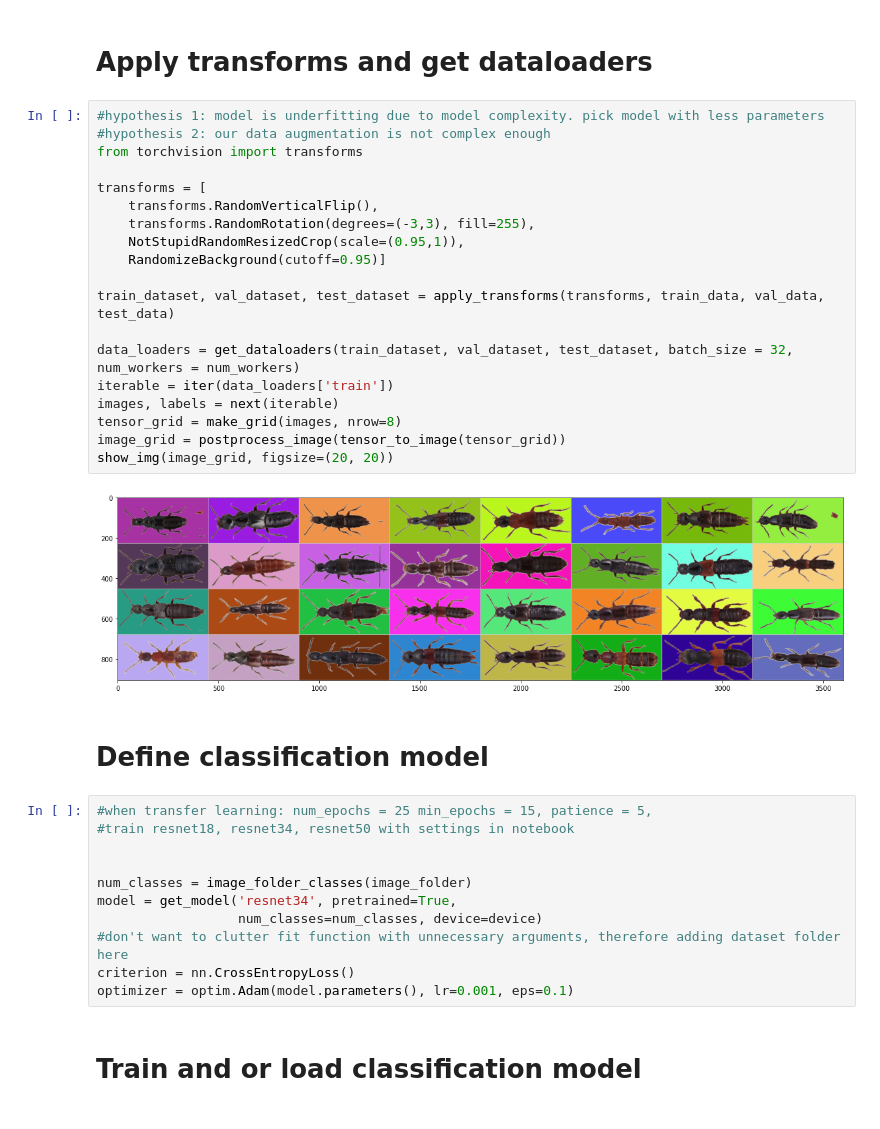
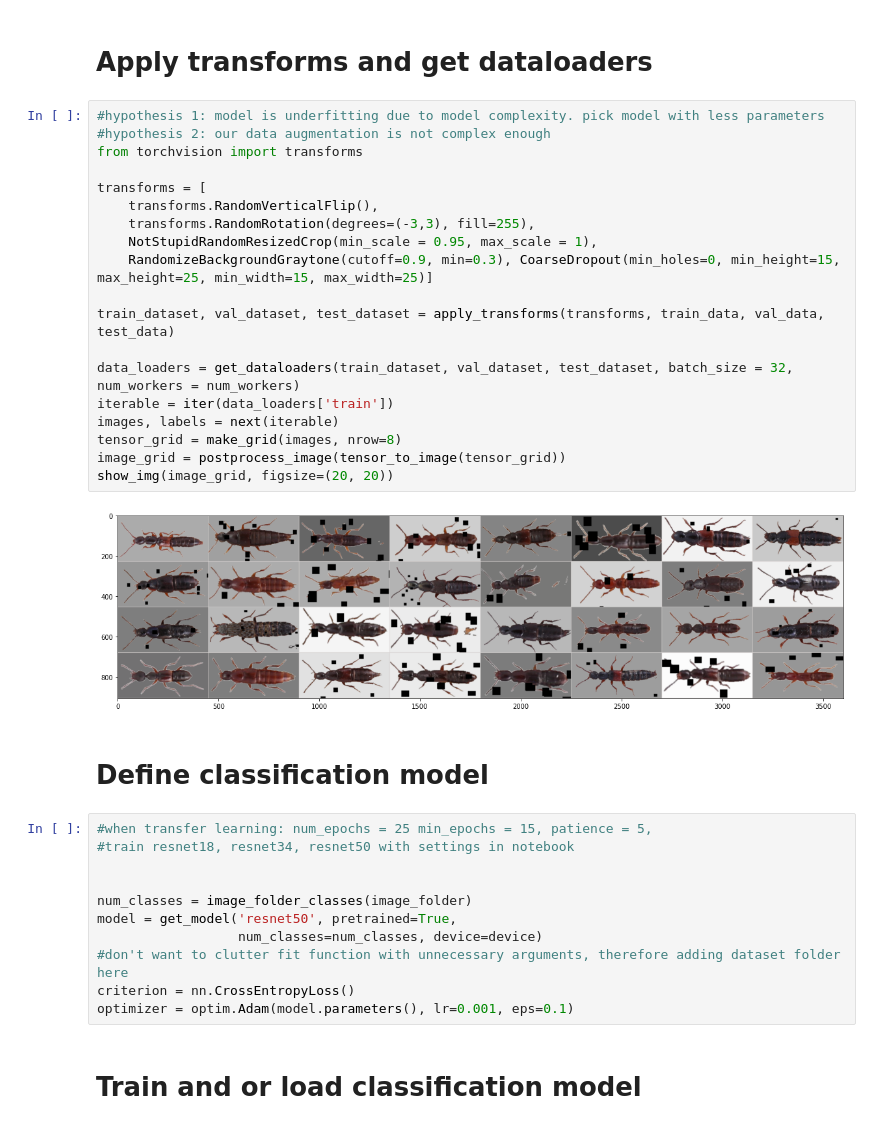
Before and after one commit to JackismyShephard/eternal-bugshine, a Jupyter notebook: playground.ipynb, the cells around one changed output. Saved outputs shown, nothing was run; the diff lists cells and outputs as text.

```diff
--- a/playground.ipynb
+++ b/playground.ipynb
@@ -41,24 +41,24 @@ print(dataset_sizes)
 # %%
 #hypothesis 1: model is underfitting due to model complexity. pick model with less parameters
 #hypothesis 2: our data augmentation is not complex enough
 from torchvision import transforms
 
 transforms = [
     transforms.RandomVerticalFlip(),
     transforms.RandomRotation(degrees=(-3,3), fill=255),
-    NotStupidRandomResizedCrop(scale=(0.95,1)),
-    RandomizeBackground(cutoff=0.95)]
+    NotStupidRandomResizedCrop(min_scale = 0.95, max_scale = 1),
+    RandomizeBackgroundGraytone(cutoff=0.9, min=0.3), CoarseDropout(min_holes=0, min_height=15, max_height=25, min_width=15, max_width=25)]
 
 train_dataset, val_dataset, test_dataset = apply_transforms(transforms, train_data, val_data, test_data)
 
 data_loaders = get_dataloaders(train_dataset, val_dataset, test_dataset, batch_size = 32, num_workers = num_workers)
 iterable = iter(data_loaders['train'])
 images, labels = next(iterable)
 tensor_grid = make_grid(images, nrow=8)
 image_grid = postprocess_image(tensor_to_image(tensor_grid))
 show_img(image_grid, figsize=(20, 20))
 # %% [output]
-[figure, old version]
+[figure, new version]
 # %% [markdown]
 # Define classification model
 # %%
@@ -67,7 +67,7 @@ show_img(image_grid, figsize=(20, 20))
 
 
 num_classes = image_folder_classes(image_folder)
-model = get_model('resnet34', pretrained=True,
+model = get_model('resnet50', pretrained=True,
                   num_classes=num_classes, device=device)
 #don't want to clutter fit function with unnecessary arguments, therefore adding dataset folder here
 criterion = nn.CrossEntropyLoss()
```
Also changed, not shown: parts of 6 cells of this notebook.
